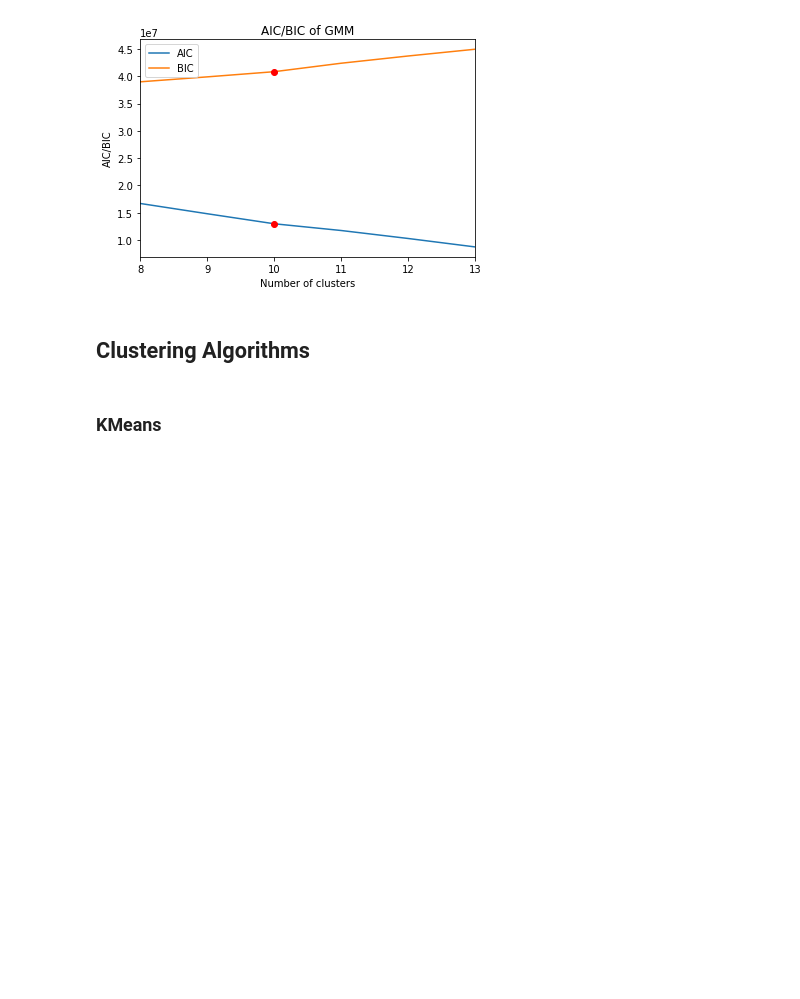
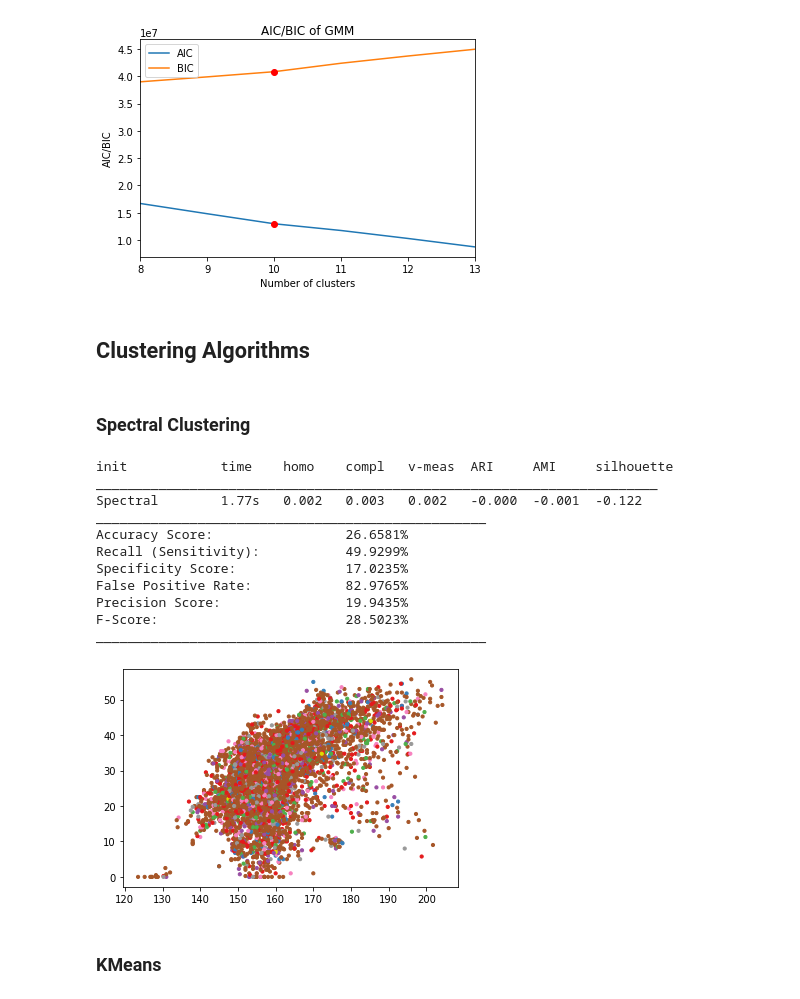
Before and after one commit to rajinigurijala/Capstone4, a Jupyter notebook: ClusteringAnalysis.ipynb, the cells around one changed output. Drawn from its saved outputs; the diff is of its cells as text; code cells hidden in the pictures; blank space fills up the shorter version.

```diff
--- a/ClusteringAnalysis.ipynb
+++ b/ClusteringAnalysis.ipynb
@@ -445,6 +458,31 @@ plt.plot(10,bic_df[10],'ro')
 [figure]
 # %% [markdown]
 ## Clustering Algorithms
+# %% [markdown]
+### Spectral Clustering
+# %%
+#Spectral Clustering
+estimator = SpectralClustering(n_clusters=n_labels).fit(X_train)
+pred_labels = estimator.labels_
+#Print Metrics
+cluster_metrics(pred_labels, name="Spectral", data=X_train, labels = y_train)
+cluster_matrix = metrics.cluster.contingency_matrix(y_train,estimator.fit_predict(X_train))
+accuracy_metrics(cluster_matrix)
+plot_cluster(pred_labels,X_train)
+metrics_df = metrics_df.append(scores_df)
+# %% [output]
+init            time    homo    compl   v-meas  ARI     AMI     silhouette
+________________________________________________________________________
+Spectral        1.77s   0.002   0.003   0.002   -0.000  -0.001  -0.122
+__________________________________________________
+Accuracy Score:                 26.6581%
+Recall (Sensitivity):           49.9299%
+Specificity Score:              17.0235%
+False Positive Rate:            82.9765%
+Precision Score:                19.9435%
+F-Score:                        28.5023%
+__________________________________________________
+[figure, added]
 # %% [markdown]
 ### KMeans
 # %%
```
Also changed, not shown: parts of 30 cells of this notebook.
